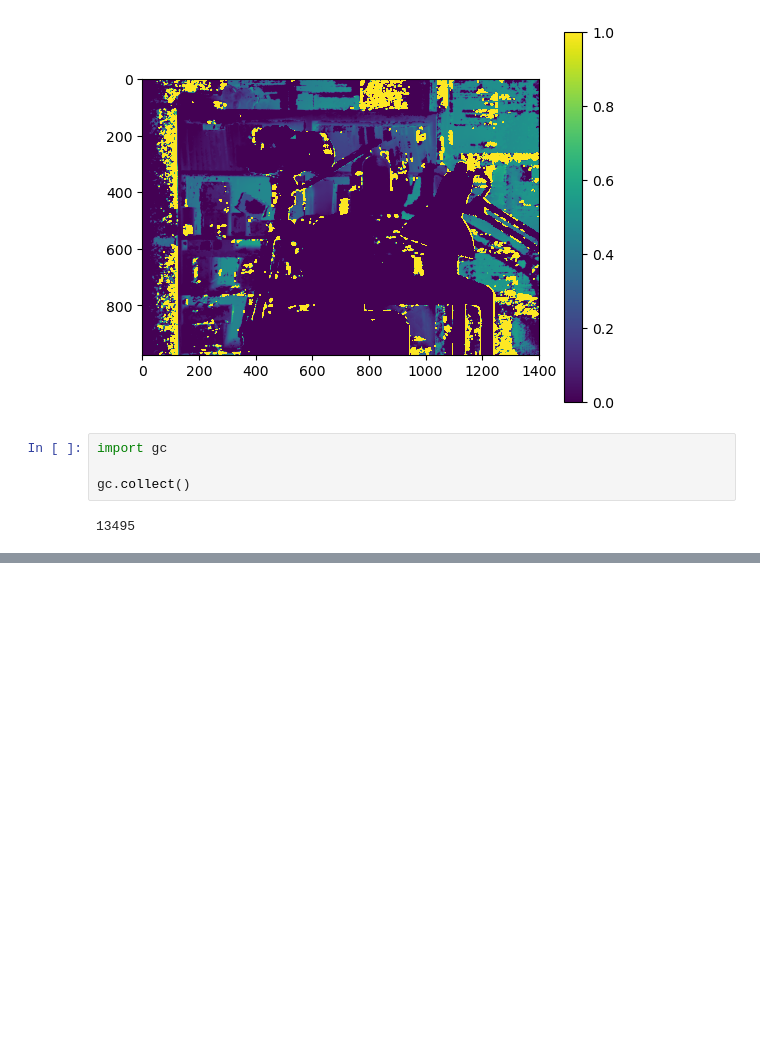
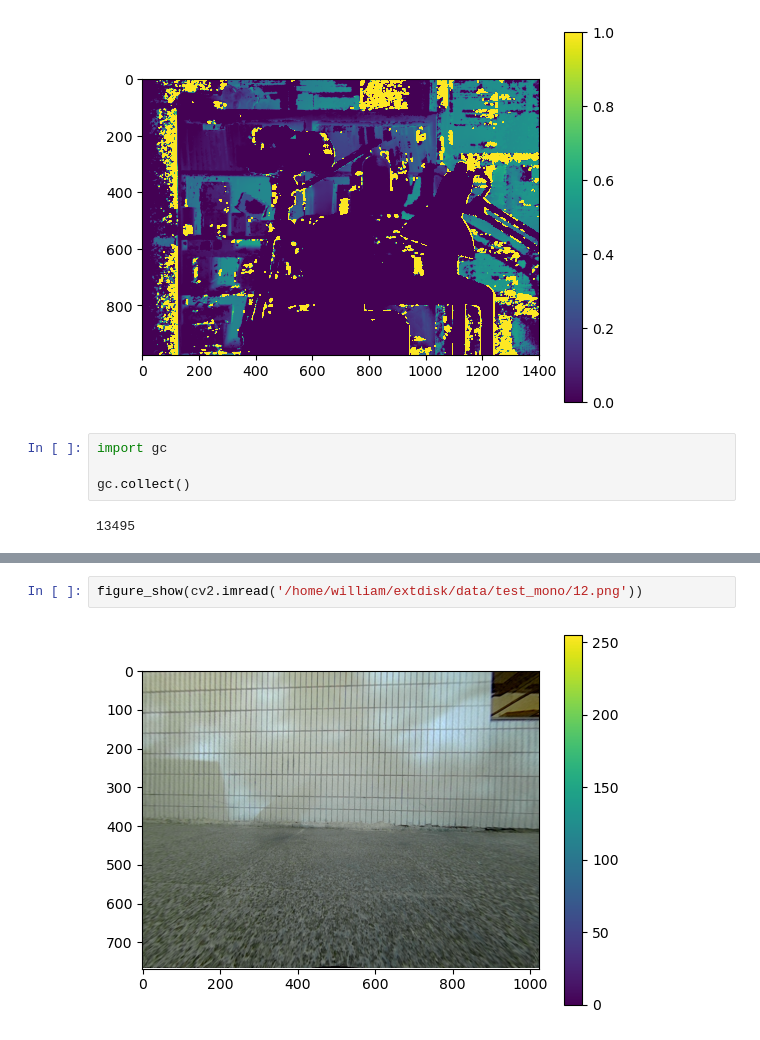
Before and after one commit to WEIIEW97/disp-refine-by-OT, a Jupyter notebook: research.ipynb, the cells around one changed output, grey strips where cells are left out. Saved outputs shown, nothing was run; the diff lists cells and outputs as text; blank space fills up the shorter version.

```diff
--- a/research.ipynb
+++ b/research.ipynb
@@ -951,0 +1027,4 @@ gc.collect()
+# %%
+figure_show(cv2.imread('/home/william/extdisk/data/test_mono/12.png'))
+# %% [output]
+[figure, added]
```
Also changed, not shown: parts of 5 cells of this notebook, 17 other files.
